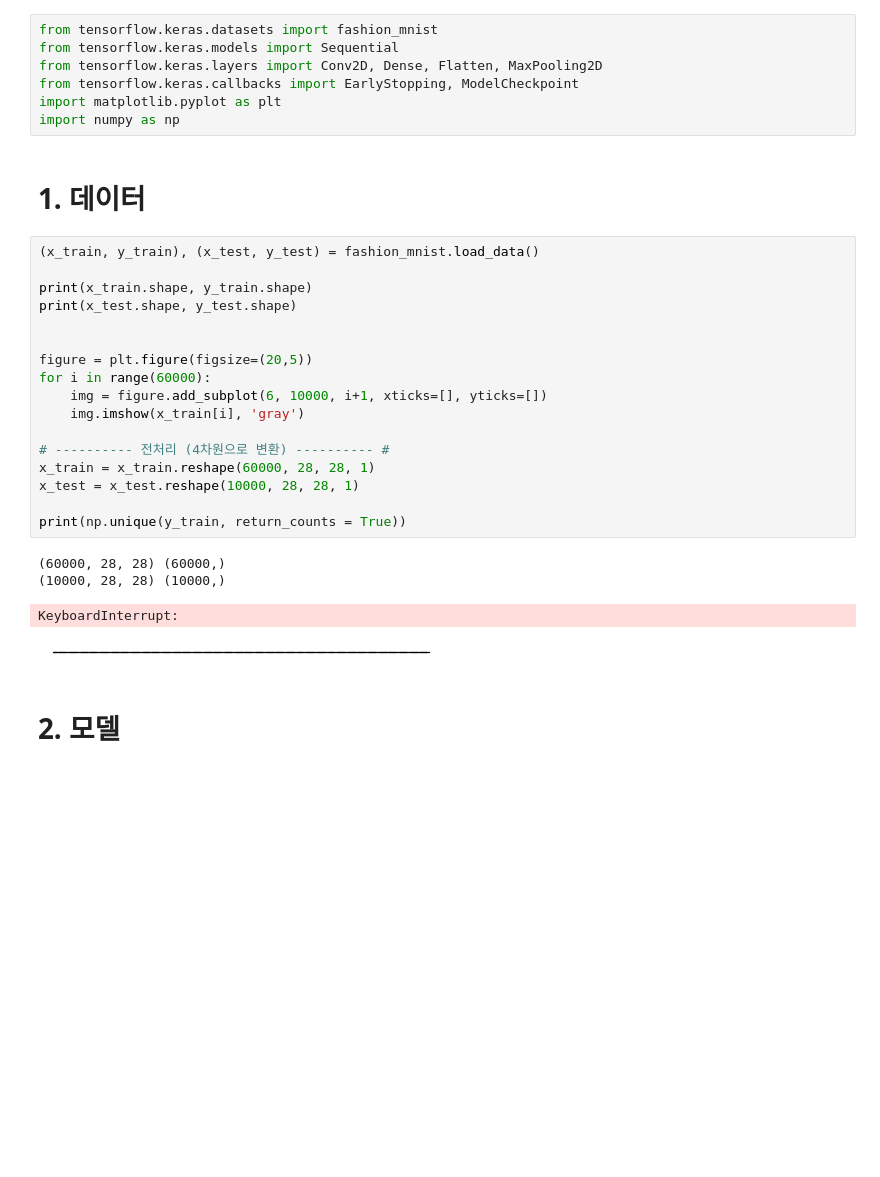
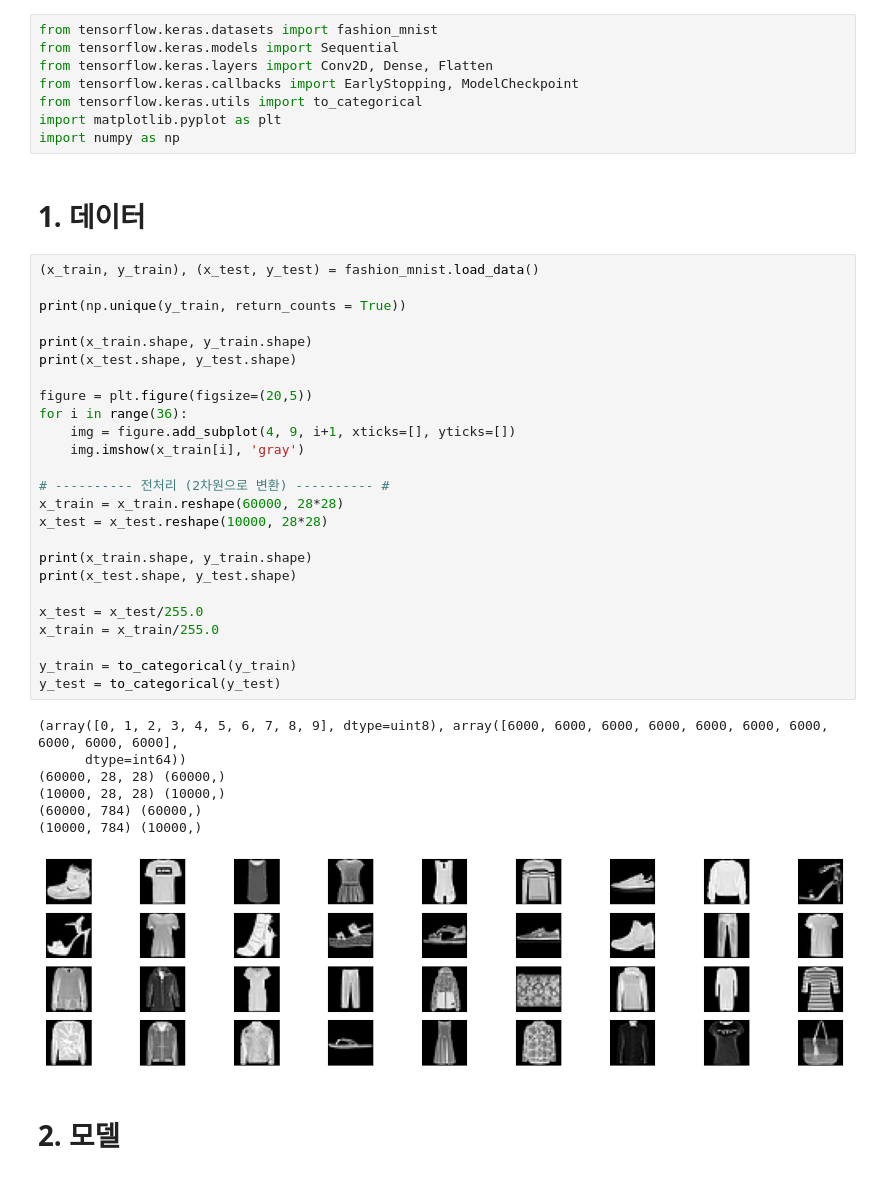
Before and after one commit to Nyoungsun/Study, a Jupyter notebook: keras/keras35_2_fashion.ipynb, the cells around one changed output. Saved outputs shown, nothing was run; the diff lists cells and outputs as text; blank space fills up the shorter version.

```diff
--- a/keras/keras35_2_fashion.ipynb
+++ b/keras/keras35_2_fashion.ipynb
@@ -1,34 +1,46 @@
 # %%
 from tensorflow.keras.datasets import fashion_mnist
 from tensorflow.keras.models import Sequential
-from tensorflow.keras.layers import Conv2D, Dense, Flatten, MaxPooling2D
+from tensorflow.keras.layers import Conv2D, Dense, Flatten
 from tensorflow.keras.callbacks import EarlyStopping, ModelCheckpoint
+from tensorflow.keras.utils import to_categorical
 import matplotlib.pyplot as plt
 import numpy as np
 # %% [markdown]
 # 1. 데이터
 # %%
 (x_train, y_train), (x_test, y_test) = fashion_mnist.load_data()
+
+print(np.unique(y_train, return_counts = True))
 
 print(x_train.shape, y_train.shape)
 print(x_test.shape, y_test.shape)
 
-
 figure = plt.figure(figsize=(20,5))
-for i in range(60000):
-    img = figure.add_subplot(6, 10000, i+1, xticks=[], yticks=[])
+for i in range(36):
+    img = figure.add_subplot(4, 9, i+1, xticks=[], yticks=[])
     img.imshow(x_train[i], 'gray')
 
-# ---------- 전처리 (4차원으로 변환) ---------- #
-x_train = x_train.reshape(60000, 28, 28, 1)
-x_test = x_test.reshape(10000, 28, 28, 1)
+# ---------- 전처리 (2차원으로 변환) ---------- #
+x_train = x_train.reshape(60000, 28*28)
+x_test = x_test.reshape(10000, 28*28)
 
-print(np.unique(y_train, return_counts = True))
+print(x_train.shape, y_train.shape)
+print(x_test.shape, y_test.shape)
+
+x_test = x_test/255.0
+x_train = x_train/255.0
+
+y_train = to_categorical(y_train)
+y_test = to_categorical(y_test)
 # %% [output]
+(array([0, 1, 2, 3, 4, 5, 6, 7, 8, 9], dtype=uint8), array([6000, 6000, 6000, 6000, 6000, 6000, 6000, 6000, 6000, 6000],
+      dtype=int64))
 (60000, 28, 28) (60000,)
 (10000, 28, 28) (10000,)
+(60000, 784) (60000,)
+(10000, 784) (10000,)
-KeyboardInterrupt:
-[figure, old version]
+[figure, new version]
 # %% [markdown]
 # 2. 모델
 # %%
```
Also changed, not shown: parts of 3 cells of this notebook, 10 other files.
